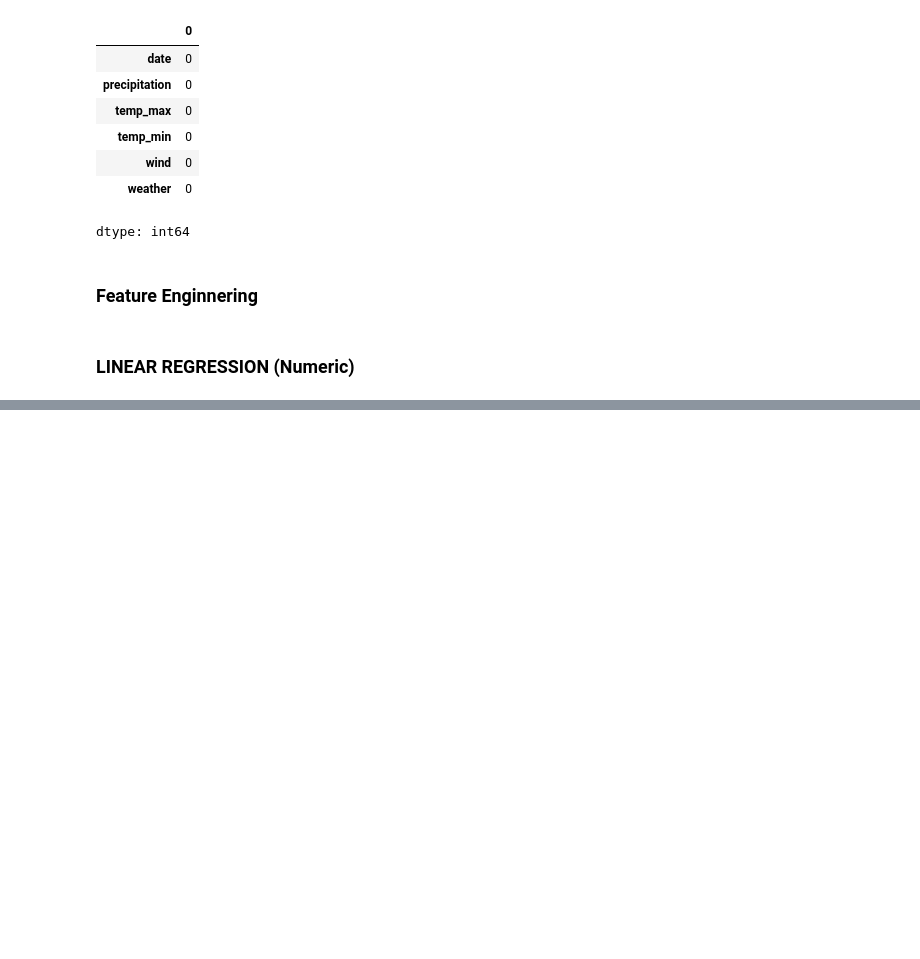
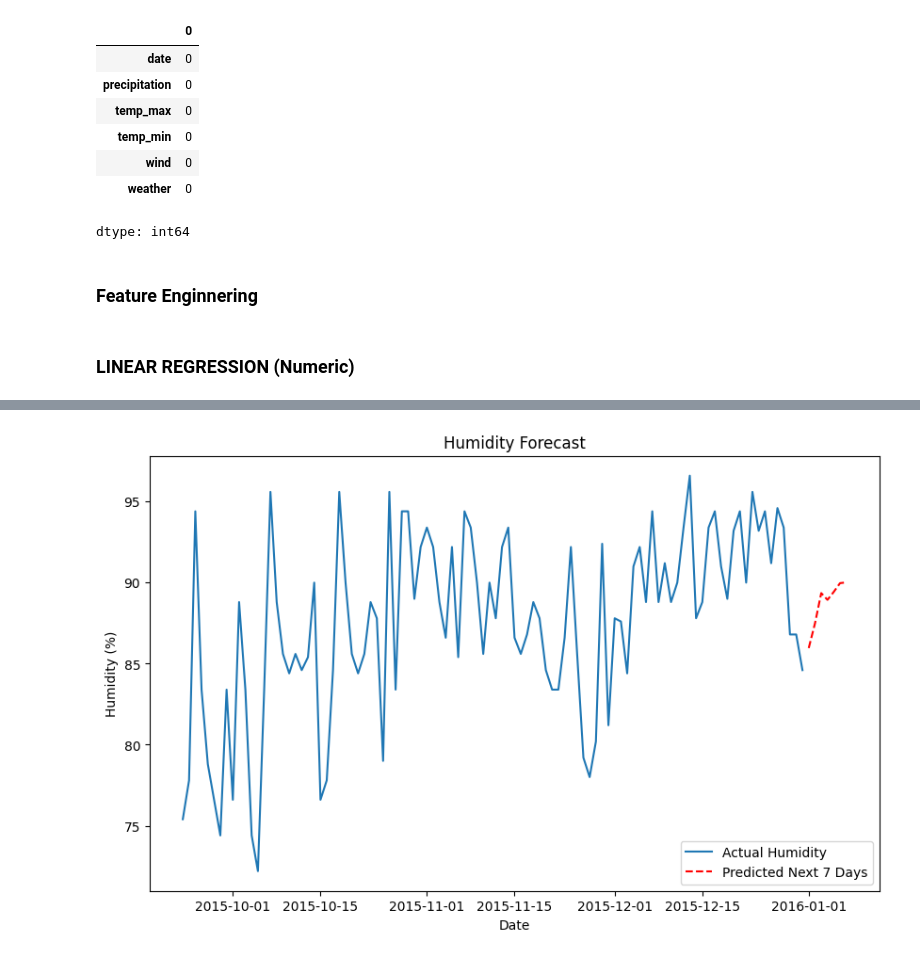
Before and after one commit to nilenjay/WeatherPredictionApp, a Jupyter notebook: WeatherPrediction.ipynb, the cells around one changed output, grey strips where cells are left out. Cells and saved outputs as stored; diff of their text form; code cells hidden in the pictures; blank space fills up the shorter version.

```diff
--- a/WeatherPrediction.ipynb
+++ b/WeatherPrediction.ipynb
@@ -84,7 +102,12 @@ X_train_cls, X_test_cls, y_train_cls, y_test_cls = train_test_split(X, y_cls, te
 # %%
-# Scale Features
-scaler = StandardScaler()
-X_train_scaled = scaler.fit_transform(X_train)
-X_test_scaled = scaler.transform(X_test)
+# ==========================
+# Scaling
+# ==========================
+scaler_x = StandardScaler()
+scaler_y = StandardScaler()
+
+X_train_scaled = scaler_x.fit_transform(X_train)
+X_test_scaled = scaler_x.transform(X_test)
+y_train_scaled = scaler_y.fit_transform(y_train)
 # %% [markdown]
 ### LINEAR REGRESSION (Numeric)
@@ -118,0 +199,11 @@ y_pred_cls = cls_model.predict(X_test_scaled)
+# %%
+plt.figure(figsize=(10,6))
+plt.plot(df['date'].iloc[-100:], df['humidity'].iloc[-100:], label='Actual Humidity')
+plt.plot(pd.date_range(df['date'].iloc[-1], periods=8, freq='D')[1:], forecast_df['humidity'], 'r--', label='Predicted Next 7 Days')
+plt.title("Humidity Forecast")
+plt.xlabel("Date")
+plt.ylabel("Humidity (%)")
+plt.legend()
+plt.show()
+# %% [output]
+[figure, added]
```
Also changed, not shown: parts of 15 cells of this notebook.
